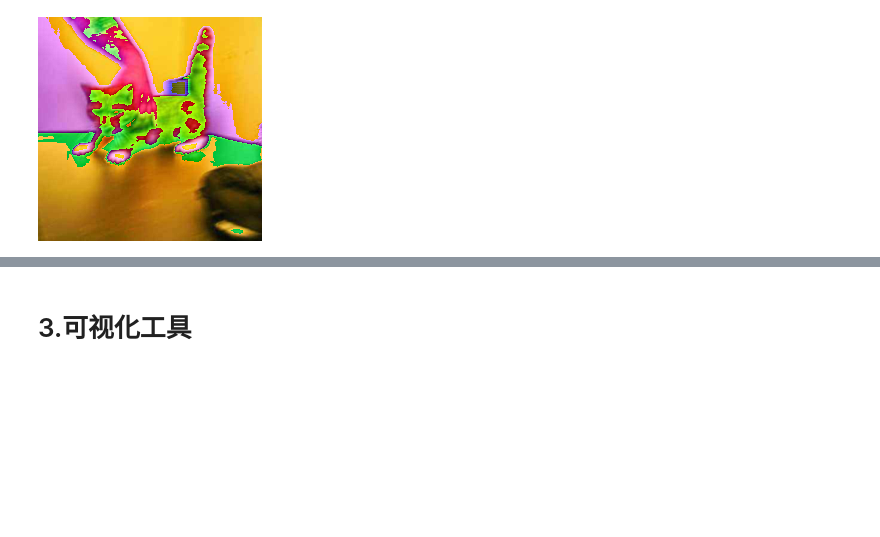
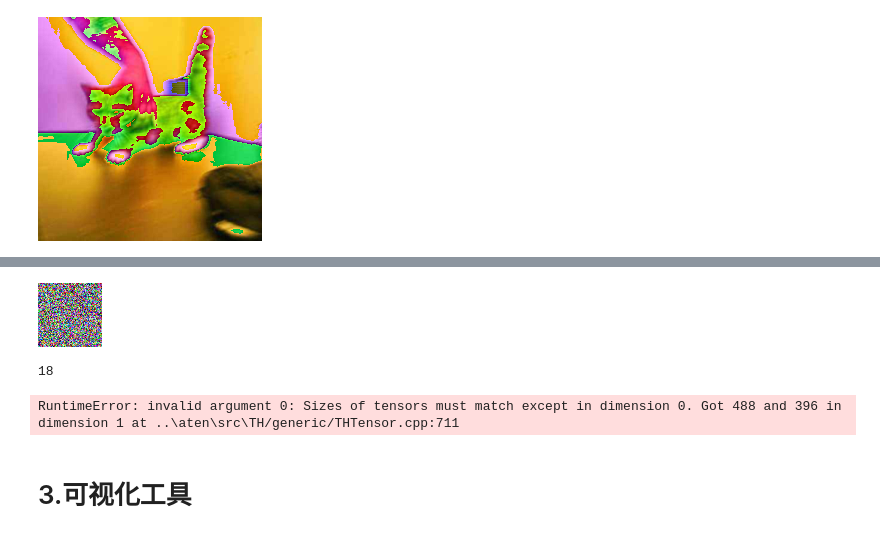
Before and after one commit to Ashplumage/pytorch-learning, a Jupyter notebook: code/8.pytorch常用工具.ipynb, the cells around one changed output, grey strips where cells are left out. Saved outputs shown, nothing was run; the diff lists cells and outputs as text; code cells hidden in the pictures; blank space fills up the shorter version.

```diff
--- a/code/8.pytorch常用工具.ipynb
+++ b/code/8.pytorch常用工具.ipynb
@@ -138,0 +162,9 @@ to_pil(img.data.squeeze(0))
+# %%
+to_pil = T.ToPILImage()
+to_pil(t.randn(3, 64, 64))
+# %% [output]
+[figure, added]
+# %%
+len(dataset)
+# %% [output]
+18
@@ -139,3 +176,11 @@ to_pil(img.data.squeeze(0))
+# %%
+data_iter = iter(dataloader)
+
+img = make_grid(next(data_iter)[0], 4)
+
+to_pil(img)
+# %% [output]
+RuntimeError: invalid argument 0: Sizes of tensors must match except in dimension 0. Got 488 and 396 in dimension 1 at ..\aten\src\TH/generic/THTensor.cpp:711
 # %% [markdown]
 # 3.可视化工具
 # %% [markdown]
```
Also changed, not shown: parts of 9 cells of this notebook.
